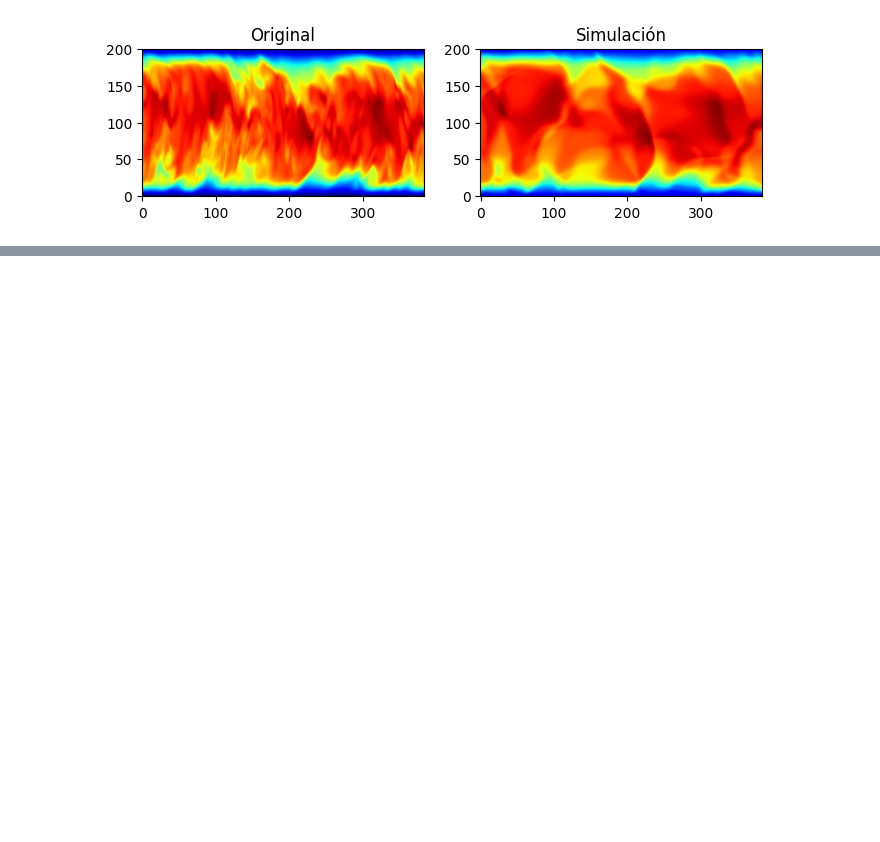
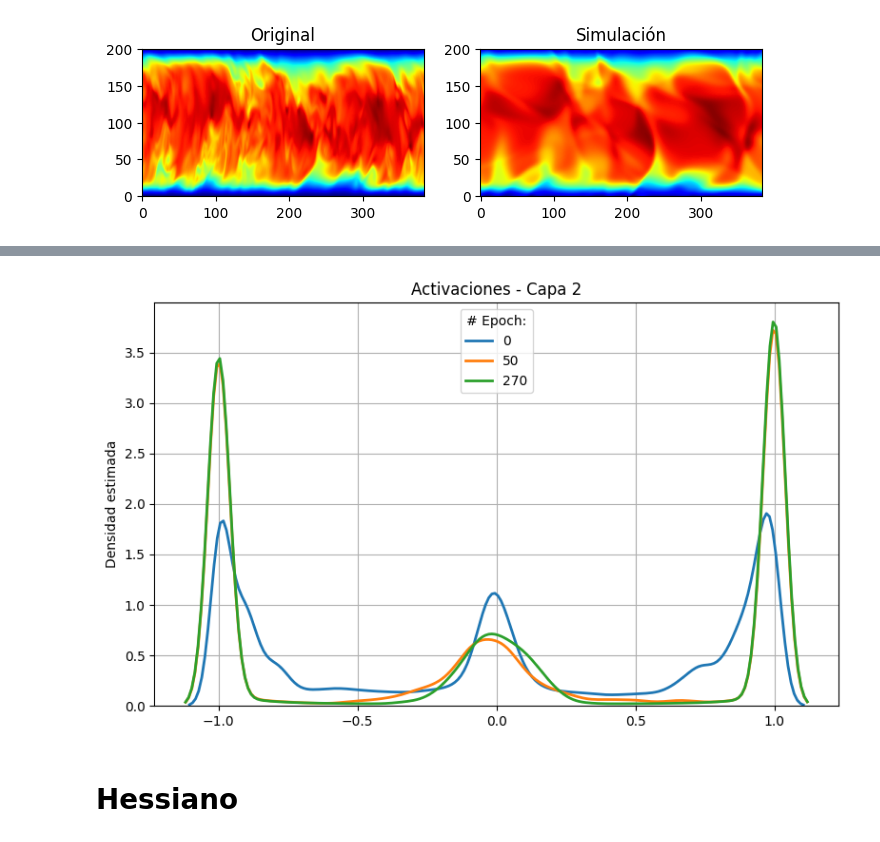
Before and after one commit to vms10/tp_optimizacion, a Jupyter notebook: prueba_funcion_entrenamiento.ipynb, the cells around one changed output, grey strips where cells are left out. Cells and saved outputs as stored; diff of their text form; code cells hidden in the pictures; blank space fills up the shorter version.

```diff
--- a/prueba_funcion_entrenamiento.ipynb
+++ b/prueba_funcion_entrenamiento.ipynb
@@ -320,0 +371,6 @@ len(grad_biases_by_layer[1][0])
+# %%
+plot_activations_distributions(results["log_activations"], layer_index=1)
+# %% [output]
+[figure, added]
+# %% [markdown]
+# Hessiano
```
Also changed, not shown: parts of 34 cells of this notebook.
